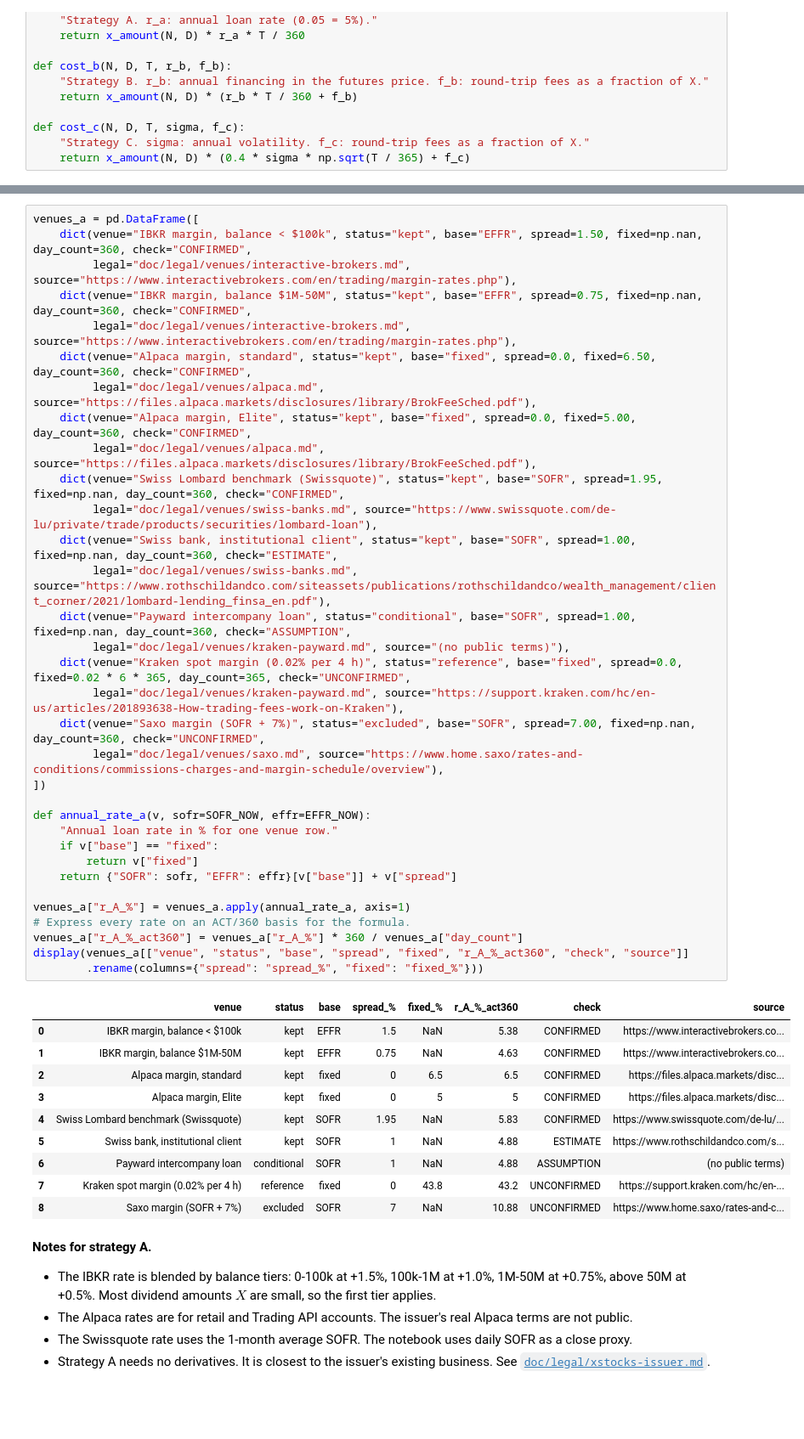
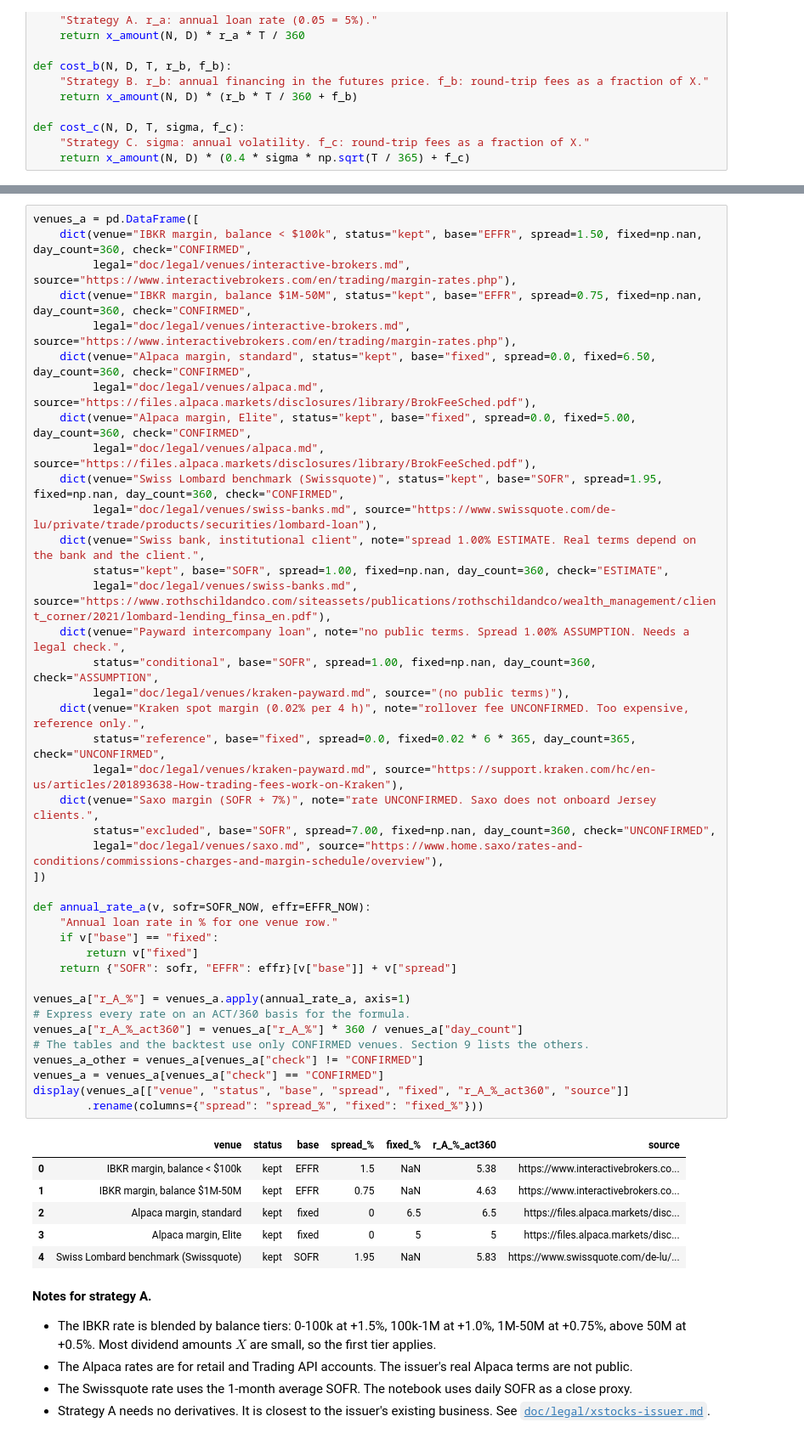
Before and after one commit to Robert29000/xstocks-hedge-research, a Jupyter notebook: hedge_research.ipynb, the cells around one changed output, grey strips where cells are left out. Shown at 85% size. Drawn from its saved outputs; the diff is of its cells as text; blank space fills up the shorter version.

```diff
--- a/hedge_research.ipynb
+++ b/hedge_research.ipynb
@@ -320,47 +322,50 @@ Rates use the latest NY Fed values (SOFR, EFFR) from `data/rates.csv`. The backt
 # %%
 venues_a = pd.DataFrame([
     dict(venue="IBKR margin, balance < $100k", status="kept", base="EFFR", spread=1.50, fixed=np.nan, day_count=360, check="CONFIRMED",
          legal="doc/legal/venues/interactive-brokers.md", source="https://www.interactivebrokers.com/en/trading/margin-rates.php"),
     dict(venue="IBKR margin, balance $1M-50M", status="kept", base="EFFR", spread=0.75, fixed=np.nan, day_count=360, check="CONFIRMED",
          legal="doc/legal/venues/interactive-brokers.md", source="https://www.interactivebrokers.com/en/trading/margin-rates.php"),
     dict(venue="Alpaca margin, standard", status="kept", base="fixed", spread=0.0, fixed=6.50, day_count=360, check="CONFIRMED",
          legal="doc/legal/venues/alpaca.md", source="https://files.alpaca.markets/disclosures/library/BrokFeeSched.pdf"),
     dict(venue="Alpaca margin, Elite", status="kept", base="fixed", spread=0.0, fixed=5.00, day_count=360, check="CONFIRMED",
          legal="doc/legal/venues/alpaca.md", source="https://files.alpaca.markets/disclosures/library/BrokFeeSched.pdf"),
     dict(venue="Swiss Lombard benchmark (Swissquote)", status="kept", base="SOFR", spread=1.95, fixed=np.nan, day_count=360, check="CONFIRMED",
          legal="doc/legal/venues/swiss-banks.md", source="https://www.swissquote.com/de-lu/private/trade/products/securities/lombard-loan"),
-    dict(venue="Swiss bank, institutional client", status="kept", base="SOFR", spread=1.00, fixed=np.nan, day_count=360, check="ESTIMATE",
+    dict(venue="Swiss bank, institutional client", note="spread 1.00% ESTIMATE. Real terms depend on the bank and the client.",
+         status="kept", base="SOFR", spread=1.00, fixed=np.nan, day_count=360, check="ESTIMATE",
          legal="doc/legal/venues/swiss-banks.md", source="https://www.rothschildandco.com/siteassets/publications/rothschildandco/wealth_management/client_corner/2021/lombard-lending_finsa_en.pdf"),
-    dict(venue="Payward intercompany loan", status="conditional", base="SOFR", spread=1.00, fixed=np.nan, day_count=360, check="ASSUMPTION",
+    dict(venue="Payward intercompany loan", note="no public terms. Spread 1.00% ASSUMPTION. Needs a legal check.",
+         status="conditional", base="SOFR", spread=1.00, fixed=np.nan, day_count=360, check="ASSUMPTION",
          legal="doc/legal/venues/kraken-payward.md", source="(no public terms)"),
-    dict(venue="Kraken spot margin (0.02% per 4 h)", status="reference", base="fixed", spread=0.0, fixed=0.02 * 6 * 365, day_count=365, check="UNCONFIRMED",
+    dict(venue="Kraken spot margin (0.02% per 4 h)", note="rollover fee UNCONFIRMED. Too expensive, reference only.",
+         status="reference", base="fixed", spread=0.0, fixed=0.02 * 6 * 365, day_count=365, check="UNCONFIRMED",
          legal="doc/legal/venues/kraken-payward.md", source="https://support.kraken.com/hc/en-us/articles/201893638-How-trading-fees-work-on-Kraken"),
-    dict(venue="Saxo margin (SOFR + 7%)", status="excluded", base="SOFR", spread=7.00, fixed=np.nan, day_count=360, check="UNCONFIRMED",
+    dict(venue="Saxo margin (SOFR + 7%)", note="rate UNCONFIRMED. Saxo does not onboard Jersey clients.",
+         status="excluded", base="SOFR", spread=7.00, fixed=np.nan, day_count=360, check="UNCONFIRMED",
          legal="doc/legal/venues/saxo.md", source="https://www.home.saxo/rates-and-conditions/commissions-charges-and-margin-schedule/overview"),
 ])
 
 def annual_rate_a(v, sofr=SOFR_NOW, effr=EFFR_NOW):
     "Annual loan rate in % for one venue row."
     if v["base"] == "fixed":
         return v["fixed"]
     return {"SOFR": sofr, "EFFR": effr}[v["base"]] + v["spread"]
 
 venues_a["r_A_%"] = venues_a.apply(annual_rate_a, axis=1)
 # Express every rate on an ACT/360 basis for the formula.
 venues_a["r_A_%_act360"] = venues_a["r_A_%"] * 360 / venues_a["day_count"]
-display(venues_a[["venue", "status", "base", "spread", "fixed", "r_A_%_act360", "check", "source"]]
+# The tables and the backtest use only CONFIRMED venues. Section 9 lists the others.
+venues_a_other = venues_a[venues_a["check"] != "CONFIRMED"]
+venues_a = venues_a[venues_a["check"] == "CONFIRMED"]
+display(venues_a[["venue", "status", "base", "spread", "fixed", "r_A_%_act360", "source"]]
         .rename(columns={"spread": "spread_%", "fixed": "fixed_%"}))
 # %% [output]
-|  | venue | status | base | spread_% | fixed_% | r_A_%_act360 | check | source |
-| 0 | IBKR margin, balance < $100k | kept | EFFR | 1.5 | NaN | 5.38 | CONFIRMED | https://www.interactivebrokers.co... |
-| 1 | IBKR margin, balance $1M-50M | kept | EFFR | 0.75 | NaN | 4.63 | CONFIRMED | https://www.interactivebrokers.co... |
-| 2 | Alpaca margin, standard | kept | fixed | 0 | 6.5 | 6.5 | CONFIRMED | https://files.alpaca.markets/disc... |
-| 3 | Alpaca margin, Elite | kept | fixed | 0 | 5 | 5 | CONFIRMED | https://files.alpaca.markets/disc... |
-| 4 | Swiss Lombard benchmark (Swissquote) | kept | SOFR | 1.95 | NaN | 5.83 | CONFIRMED | https://www.swissquote.com/de-lu/... |
-| 5 | Swiss bank, institutional client | kept | SOFR | 1 | NaN | 4.88 | ESTIMATE | https://www.rothschildandco.com/s... |
-| 6 | Payward intercompany loan | conditional | SOFR | 1 | NaN | 4.88 | ASSUMPTION | (no public terms) |
-| 7 | Kraken spot margin (0.02% per 4 h) | reference | fixed | 0 | 43.8 | 43.2 | UNCONFIRMED | https://support.kraken.com/hc/en-... |
-| 8 | Saxo margin (SOFR + 7%) | excluded | SOFR | 7 | NaN | 10.88 | UNCONFIRMED | https://www.home.saxo/rates-and-c... |
+|  | venue | status | base | spread_% | fixed_% | r_A_%_act360 | source |
+| 0 | IBKR margin, balance < $100k | kept | EFFR | 1.5 | NaN | 5.38 | https://www.interactivebrokers.co... |
+| 1 | IBKR margin, balance $1M-50M | kept | EFFR | 0.75 | NaN | 4.63 | https://www.interactivebrokers.co... |
+| 2 | Alpaca margin, standard | kept | fixed | 0 | 6.5 | 6.5 | https://files.alpaca.markets/disc... |
+| 3 | Alpaca margin, Elite | kept | fixed | 0 | 5 | 5 | https://files.alpaca.markets/disc... |
+| 4 | Swiss Lombard benchmark (Swissquote) | kept | SOFR | 1.95 | NaN | 5.83 | https://www.swissquote.com/de-lu/... |
 # %% [markdown]
 **Notes for strategy A.**
 
```
Also changed, not shown: parts of 12 cells of this notebook, 1 other file.
